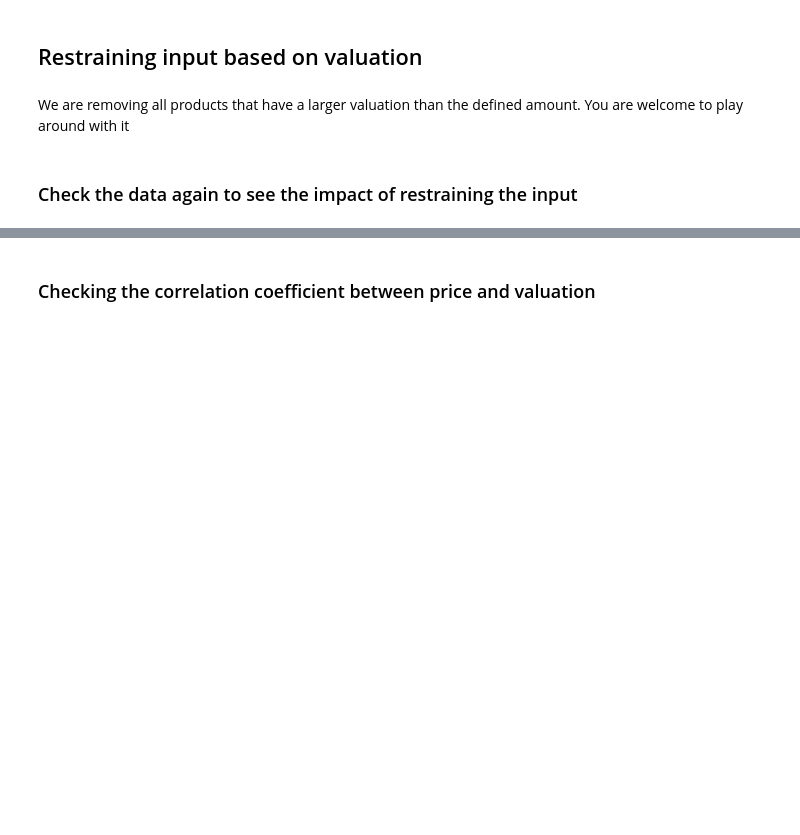
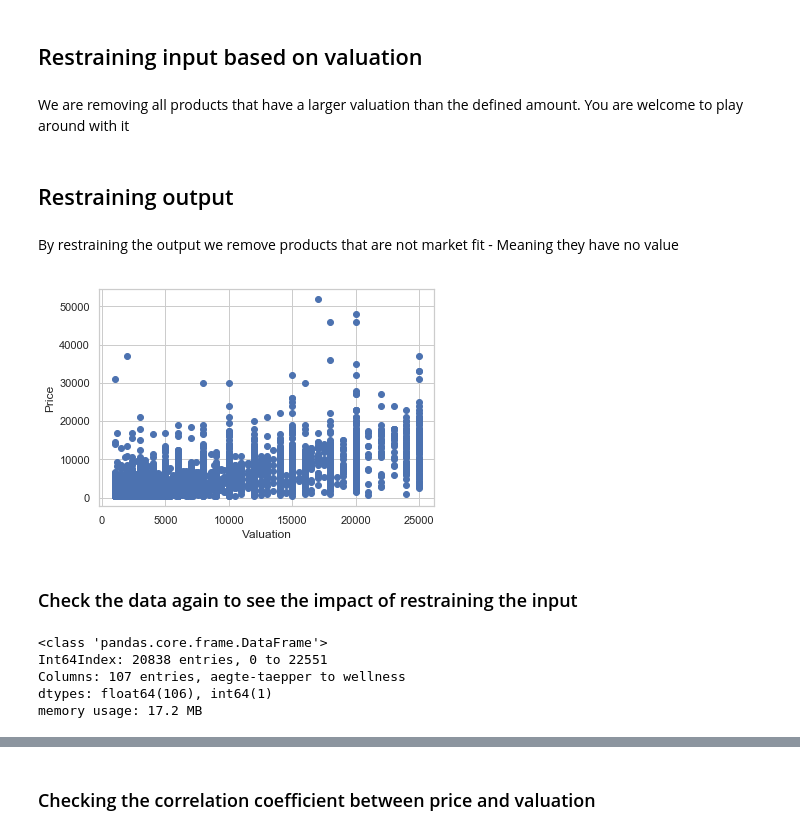
Before and after one commit to NicholaiStaalung/Tensorflow-Workshop, a Jupyter notebook: KerasModule.ipynb, the cells around one changed output, grey strips where cells are left out. Cells and saved outputs as stored; diff of their text form; code cells hidden in the pictures; blank space fills up the shorter version.

```diff
--- a/KerasModule.ipynb
+++ b/KerasModule.ipynb
@@ -66,7 +114,26 @@ Most of the products are realtively low priced products, and then there are som
 data_ir = data[data['valuation'] <= 25000]
 # %% [markdown]
 We are removing all products that have a larger valuation than the defined amount. You are welcome to play around with it
+# %% [markdown]
+## Restraining output
+# %%
+data_ir = data_ir[data_ir['price'] > 0]
+# %% [markdown]
+By restraining the output we remove products that are not market fit - Meaning they have no value
+# %%
+plt.scatter(data_ir['valuation'], data_ir['price'])
+plt.xlabel('Valuation')
+plt.ylabel('Price')
+plt.show()
+# %% [output]
+[figure, added]
 # %% [markdown]
 ### Check the data again to see the impact of restraining the input
 # %%
 data_ir.info()
+# %% [output]
+<class 'pandas.core.frame.DataFrame'>
+Int64Index: 20838 entries, 0 to 22551
+Columns: 107 entries, aegte-taepper to wellness
+dtypes: float64(106), int64(1)
+memory usage: 17.2 MB
```
Also changed, not shown: parts of 30 cells of this notebook.
